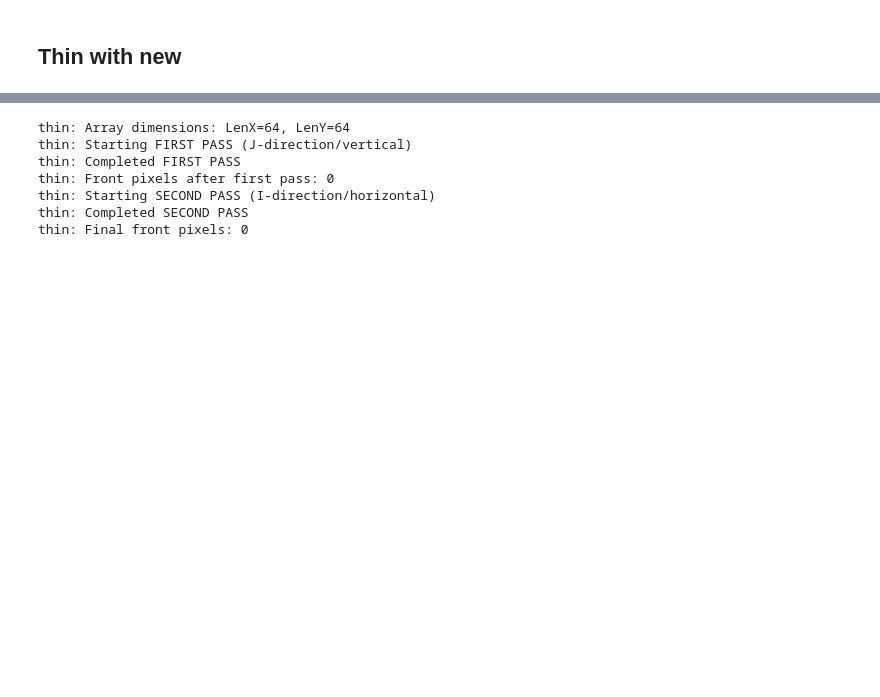
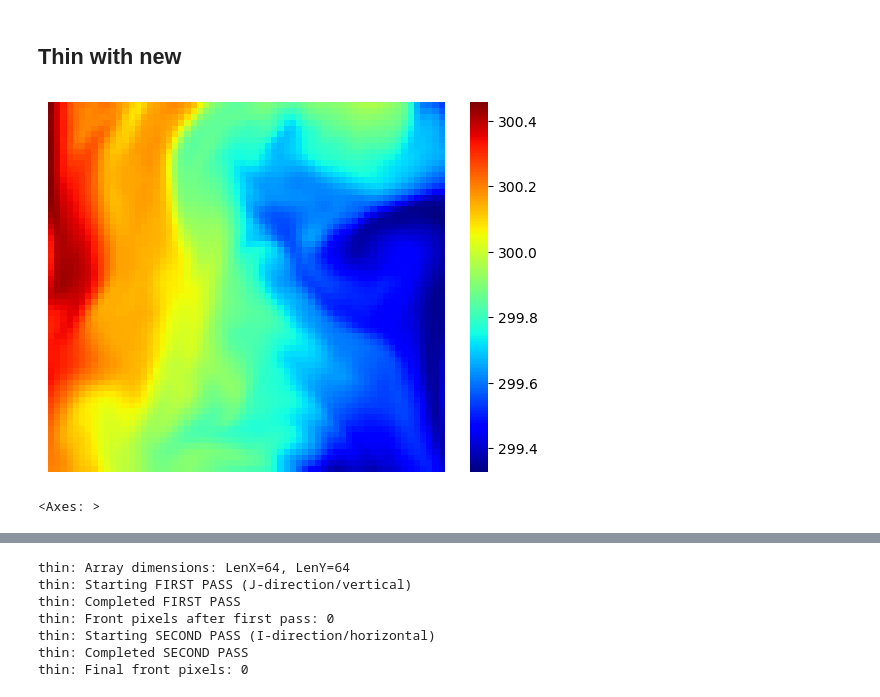
Before and after one commit to Sea-Meets-the-Stars/fronts, a Jupyter notebook: dev/thinning/Front_ThinCC.ipynb, the cells around one changed output, grey strips where cells are left out. Cells and saved outputs as stored; diff of their text form; code cells hidden in the pictures; blank space fills up the shorter version.

```diff
--- a/dev/thinning/Front_ThinCC.ipynb
+++ b/dev/thinning/Front_ThinCC.ipynb
@@ -76,4 +77,9 @@ plot(UID_1, field_data_1, fronts=fronts_40_90_orig)
 [figure]
 # %% [markdown]
 ## Thin with new
+# %%
+cutout.show_image(field_data_1['SSTK'], show=True)
+# %% [output]
+[figure, added]
+<Axes: >
 # %%
```
Also changed, not shown: parts of 3 cells of this notebook.
